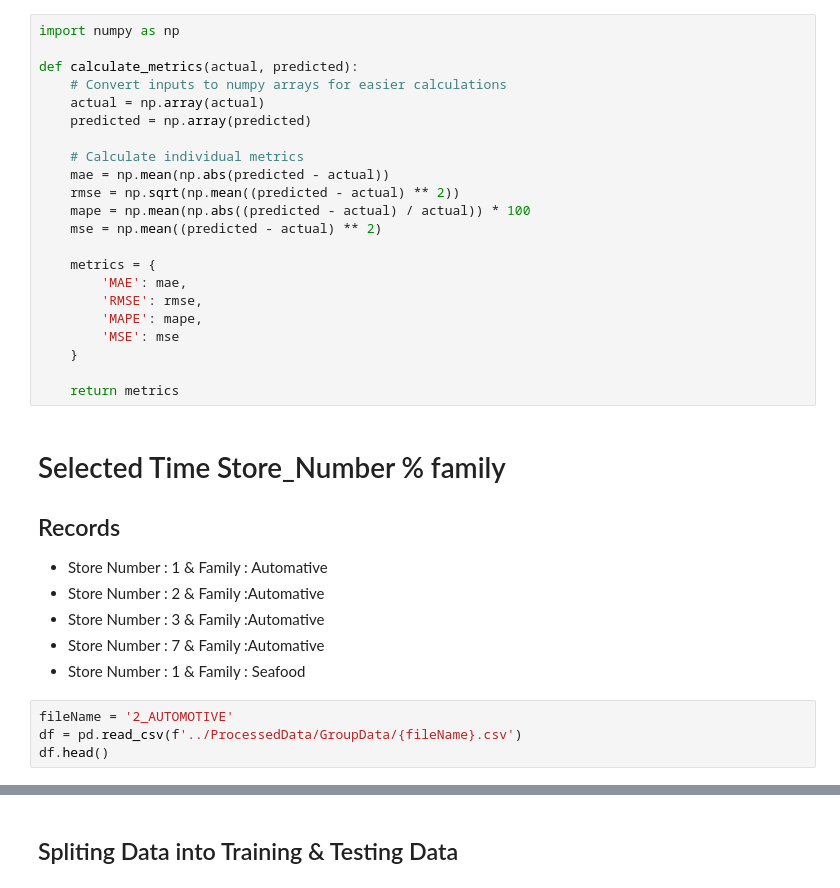
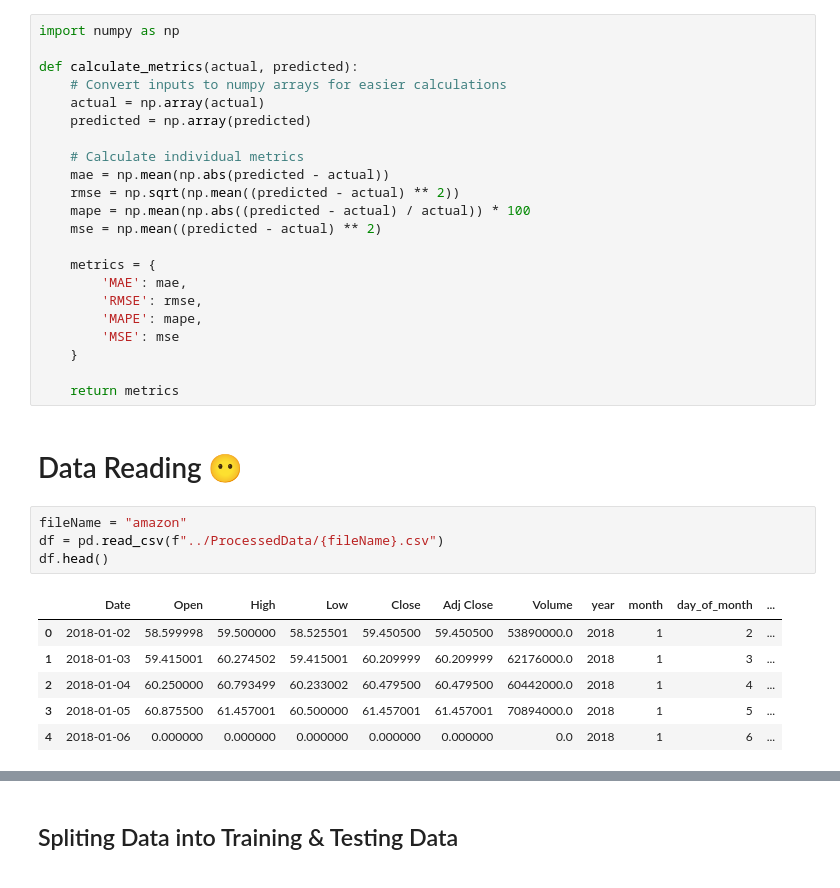
Before and after one commit to iffishells/financialforecasting, a Jupyter notebook: Notebooks/RNN_LSTM.ipynb, the cells around one changed output, grey strips where cells are left out. Cells and saved outputs as stored; diff of their text form.

```diff
--- a/Notebooks/RNN_LSTM.ipynb
+++ b/Notebooks/RNN_LSTM.ipynb
@@ -36,16 +36,17 @@ def calculate_metrics(actual, predicted):
     }
 
     return metrics
-# %% [markdown]
-# Selected Time Store_Number % family
-## Records
-* Store Number : 1 & Family : Automative
-* Store Number : 2 & Family :Automative
-* Store Number : 3 & Family :Automative
-* Store Number : 7 & Family :Automative
-* Store Number : 1 & Family : Seafood
+# %% [markdown]
+# Data Reading 😶
 # %%
-fileName = '2_AUTOMOTIVE'
-df = pd.read_csv(f'../ProcessedData/GroupData/{fileName}.csv')
+fileName = "amazon"
+df = pd.read_csv(f"../ProcessedData/{fileName}.csv")
 df.head()
+# %% [output]
+|  | Date | Open | High | Low | Close | Adj Close | Volume | year | month | day_of_month | ... |
+| 0 | 2018-01-02 | 58.599998 | 59.500000 | 58.525501 | 59.450500 | 59.450500 | 53890000.0 | 2018 | 1 | 2 | ... |
+| 1 | 2018-01-03 | 59.415001 | 60.274502 | 59.415001 | 60.209999 | 60.209999 | 62176000.0 | 2018 | 1 | 3 | ... |
+| 2 | 2018-01-04 | 60.250000 | 60.793499 | 60.233002 | 60.479500 | 60.479500 | 60442000.0 | 2018 | 1 | 4 | ... |
+| 3 | 2018-01-05 | 60.875500 | 61.457001 | 60.500000 | 61.457001 | 61.457001 | 70894000.0 | 2018 | 1 | 5 | ... |
+| 4 | 2018-01-06 | 0.000000 | 0.000000 | 0.000000 | 0.000000 | 0.000000 | 0.0 | 2018 | 1 | 6 | ... |
 # %%
```
Also changed, not shown: parts of 3 cells of this notebook, 57 other files.
